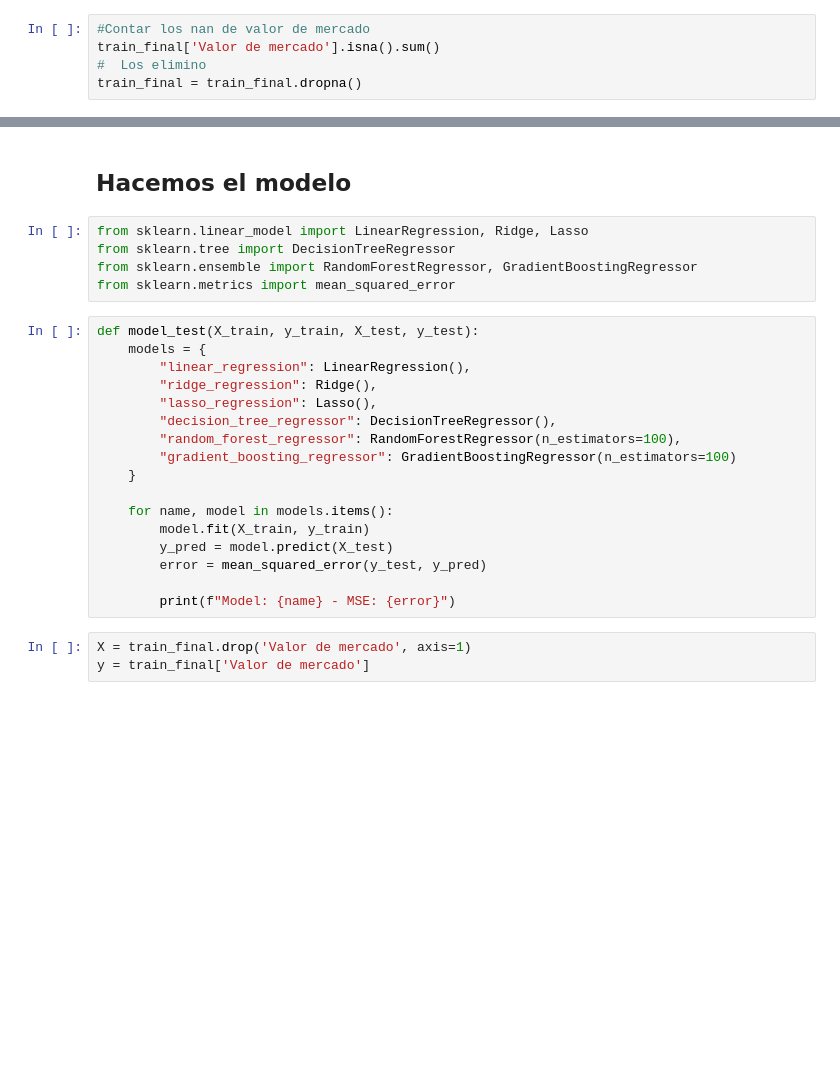
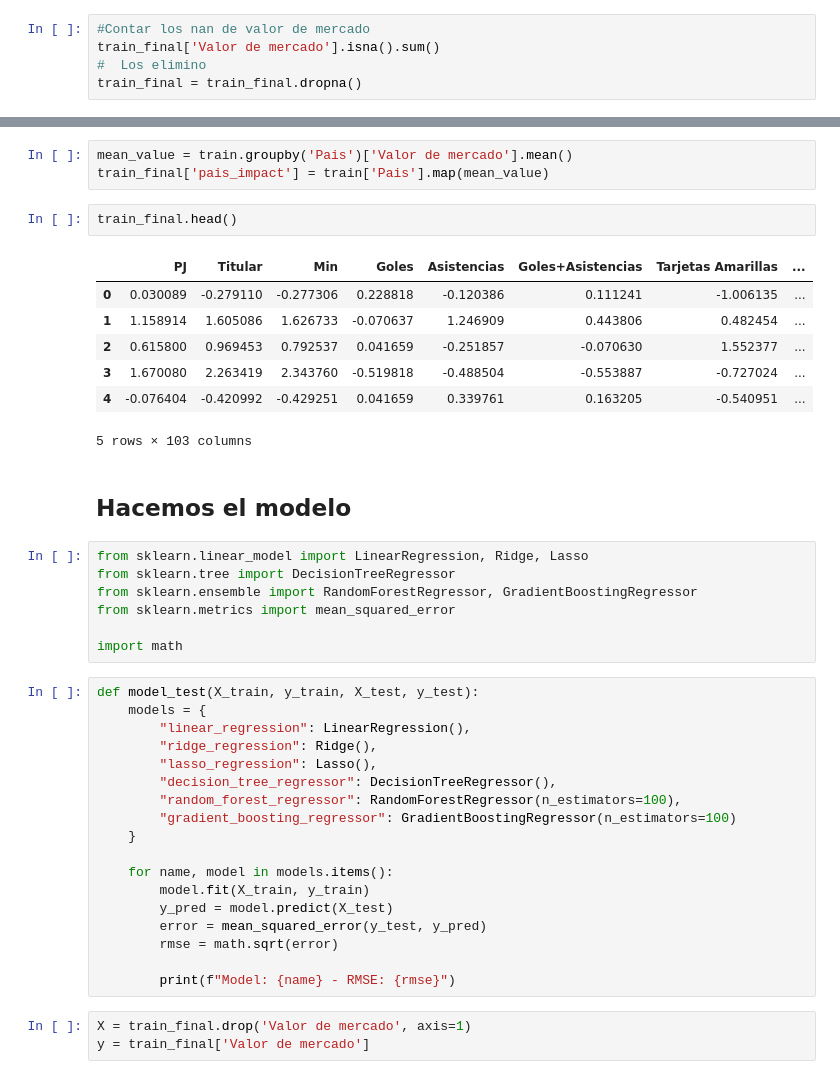
Before and after one commit to Matimengot/Proyecto-Final, a Jupyter notebook: machine learning/main.ipynb, the cells around one changed output, grey strips where cells are left out. Saved outputs shown, nothing was run; the diff lists cells and outputs as text; blank space fills up the shorter version.

```diff
--- a/modelo/main.ipynb
+++ b/machine learning/main.ipynb
@@ -135,3 +154,16 @@ train_final = train_final.dropna()
+# %%
+mean_value = train.groupby('Pais')['Valor de mercado'].mean()
+train_final['pais_impact'] = train['Pais'].map(mean_value)
+# %%
+train_final.head()
+# %% [output]
+|  | PJ | Titular | Min | Goles | Asistencias | Goles+Asistencias | Tarjetas Amarillas | ... |
+| 0 | 0.030089 | -0.279110 | -0.277306 | 0.228818 | -0.120386 | 0.111241 | -1.006135 | ... |
+| 1 | 1.158914 | 1.605086 | 1.626733 | -0.070637 | 1.246909 | 0.443806 | 0.482454 | ... |
+| 2 | 0.615800 | 0.969453 | 0.792537 | 0.041659 | -0.251857 | -0.070630 | 1.552377 | ... |
+| 3 | 1.670080 | 2.263419 | 2.343760 | -0.519818 | -0.488504 | -0.553887 | -0.727024 | ... |
+| 4 | -0.076404 | -0.420992 | -0.429251 | 0.041659 | 0.339761 | 0.163205 | -0.540951 | ... |
+5 rows × 103 columns
 # %% [markdown]
 ## Hacemos el modelo
 # %%
@@ -139,6 +171,8 @@ from sklearn.linear_model import LinearRegression, Ridge, Lasso
 from sklearn.tree import DecisionTreeRegressor
 from sklearn.ensemble import RandomForestRegressor, GradientBoostingRegressor
 from sklearn.metrics import mean_squared_error
+
+import math
 # %%
 def model_test(X_train, y_train, X_test, y_test):
     models = {
@@ -154,8 +188,9 @@ def model_test(X_train, y_train, X_test, y_test):
         model.fit(X_train, y_train)
         y_pred = model.predict(X_test)
         error = mean_squared_error(y_test, y_pred)
+        rmse = math.sqrt(error)
 
-        print(f"Model: {name} - MSE: {error}")
+        print(f"Model: {name} - RMSE: {rmse}")
 # %%
 X = train_final.drop('Valor de mercado', axis=1)
 y = train_final['Valor de mercado']
```
Also changed, not shown: parts of 13 cells of this notebook.
